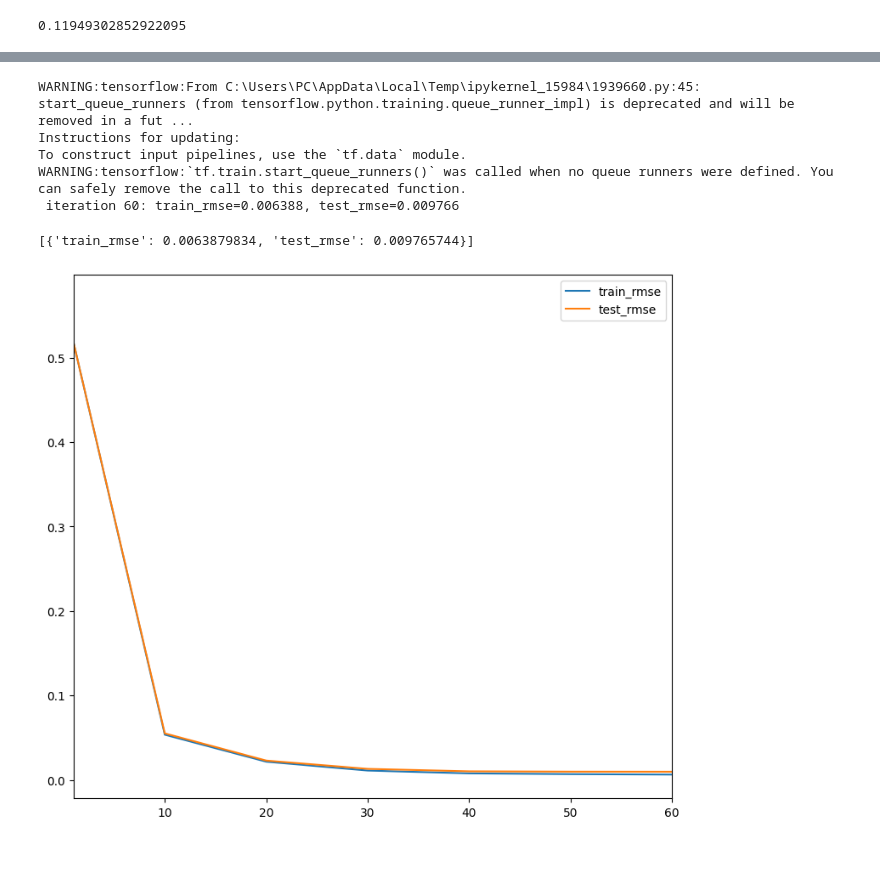
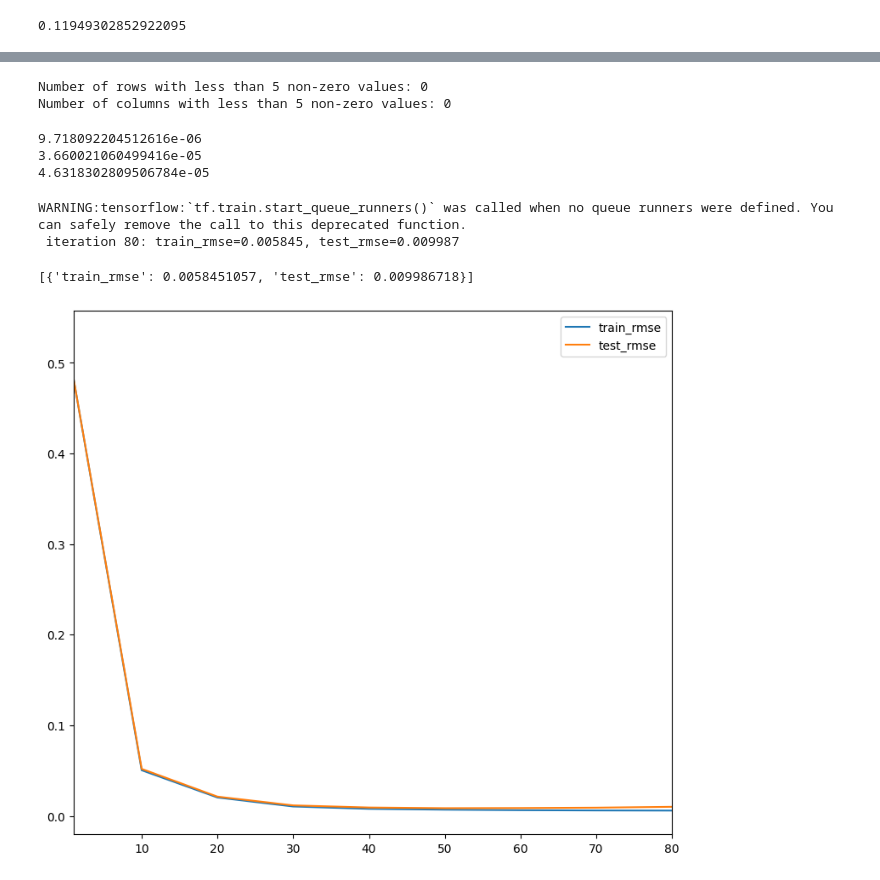
Before and after one commit to anhnh2003/MLProductRecommendation, a Jupyter notebook: src/RecommendationEngine.ipynb, the cells around one changed output, grey strips where cells are left out. Cells and saved outputs as stored; diff of their text form; code cells hidden in the pictures.

```diff
--- a/src/RecommendationEngine.ipynb
+++ b/src/RecommendationEngine.ipynb
@@ -134,3 +167,13 @@ user_item_matrix_copy = user_item_matrix_copy.apply(lambda row: row - row.mean()
+# %%
+#find row and column vector have less than 5 non-zero values
+row_vector = user_item_matrix_copy.apply(lambda row: np.count_nonzero(row), axis=1)
+col_vector = user_item_matrix_copy.apply(lambda col: np.count_nonzero(col), axis=0)
+#print number of rows and columns that have less than 3 non-zero values
+print('Number of rows with less than 5 non-zero values:', len(row_vector[row_vector < 5]))
+print('Number of columns with less than 5 non-zero values:', len(col_vector[col_vector <5]))
+# %% [output]
+Number of rows with less than 5 non-zero values: 0
+Number of columns with less than 5 non-zero values: 0
 # %%
 def split_matrix(matrix, test_ratio=0.2):
     num_rows, num_cols = matrix.shape
@@ -138,10 +181,11 @@ def split_matrix(matrix, test_ratio=0.2):
     test = np.zeros((num_rows, num_cols))
     for i in range(num_cols):
         #find indices of non-zero elements
-        indices = np.where(~np.isnan(matrix[:,i]))[0]
+        indices = matrix[:, i].nonzero()[0]
         if len(indices) < 3:
             continue
-        test_idx = np.random.choice(indices, 2, replace=False)
+        test_size = int(len(indices) * test_ratio)
+        test_idx = np.random.choice(indices, test_size, replace=False)
         test[test_idx, i] = matrix[test_idx, i]
         train[:, i] = matrix[:, i]
         train[test_idx, i] = 0
@@ -284,7 +328,7 @@ class CFModel(object):
       return results
 # %%
 #@title Solution
-def build_model(ratings, embedding_dim=40, init_stddev=1.):
+def build_model(train_ratings,test_ratings, embedding_dim=40, init_stddev=1.):
   """
   Args:
     ratings: a DataFrame of the ratings
@@ -293,8 +337,6 @@ def build_model(ratings, embedding_dim=40, init_stddev=1.):
   Returns:
     model: a CFModel.
   """
-  # Split the ratings DataFrame into train and test.
-  train_ratings, test_ratings = split_matrix(ratings.values)
   # SparseTensor representation of the train and test datasets.
   A_train = build_rating_sparse_tensor(train_ratings)
   A_test = build_rating_sparse_tensor(test_ratings)
@@ -363,12 +403,19 @@ def build_regularized_model(
+# %%
+from sklearn.metrics import mean_squared_error
+train_matrix, test_matrix = split_matrix(user_item_matrix_copy.values)
+print(mean_squared_error(train_matrix, user_item_matrix_copy.values))
+print(mean_squared_error(test_matrix, user_item_matrix_copy.values))
+print(mean_squared_error(train_matrix, test_matrix))
+# %% [output]
+9.718092204512616e-06
+3.660021060499416e-05
+4.6318302809506784e-05
 # %%
-model = build_model(user_item_matrix_copy, embedding_dim=40, init_stddev=0.3)
-model.train(num_iterations=60, learning_rate=0.2)
+model = build_model(train_matrix,test_matrix, embedding_dim=35, init_stddev=0.3)
+model.train(num_iterations=80, learning_rate=0.2)
 # %% [output]
-WARNING:tensorflow:From C:\Users\PC\AppData\Local\Temp\ipykernel_15984\1939660.py:45: start_queue_runners (from tensorflow.python.training.queue_runner_impl) is deprecated and will be removed in a fut ...
-Instructions for updating:
-To construct input pipelines, use the `tf.data` module.
 WARNING:tensorflow:`tf.train.start_queue_runners()` was called when no queue runners were defined. You can safely remove the call to this deprecated function.
- iteration 60: train_rmse=0.006388, test_rmse=0.009766
+ iteration 80: train_rmse=0.005845, test_rmse=0.009987
-[{'train_rmse': 0.0063879834, 'test_rmse': 0.009765744}]
+[{'train_rmse': 0.0058451057, 'test_rmse': 0.009986718}]
-[figure, old version]
+[figure, new version]
 # %%
```
Also changed, not shown: parts of 9 cells of this notebook.
